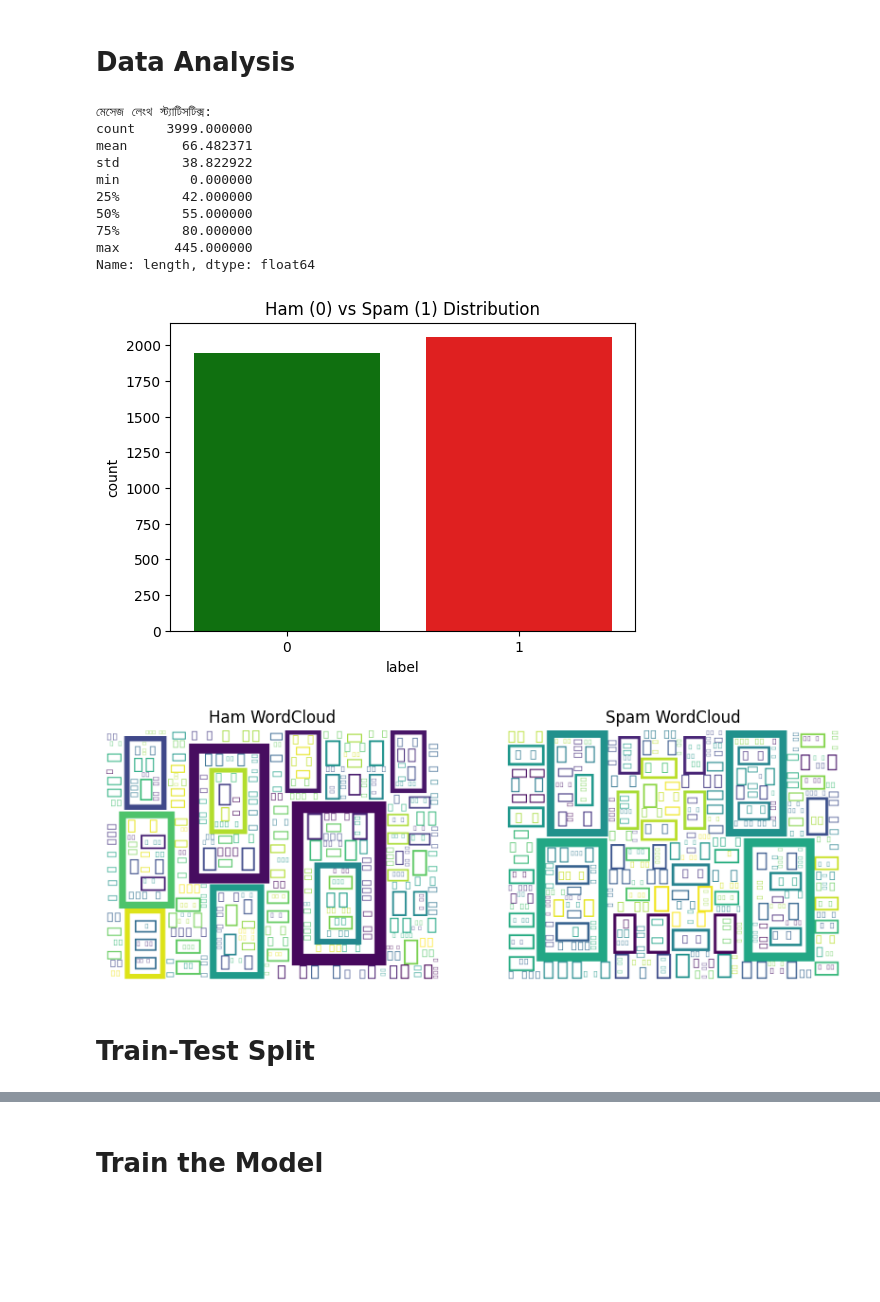
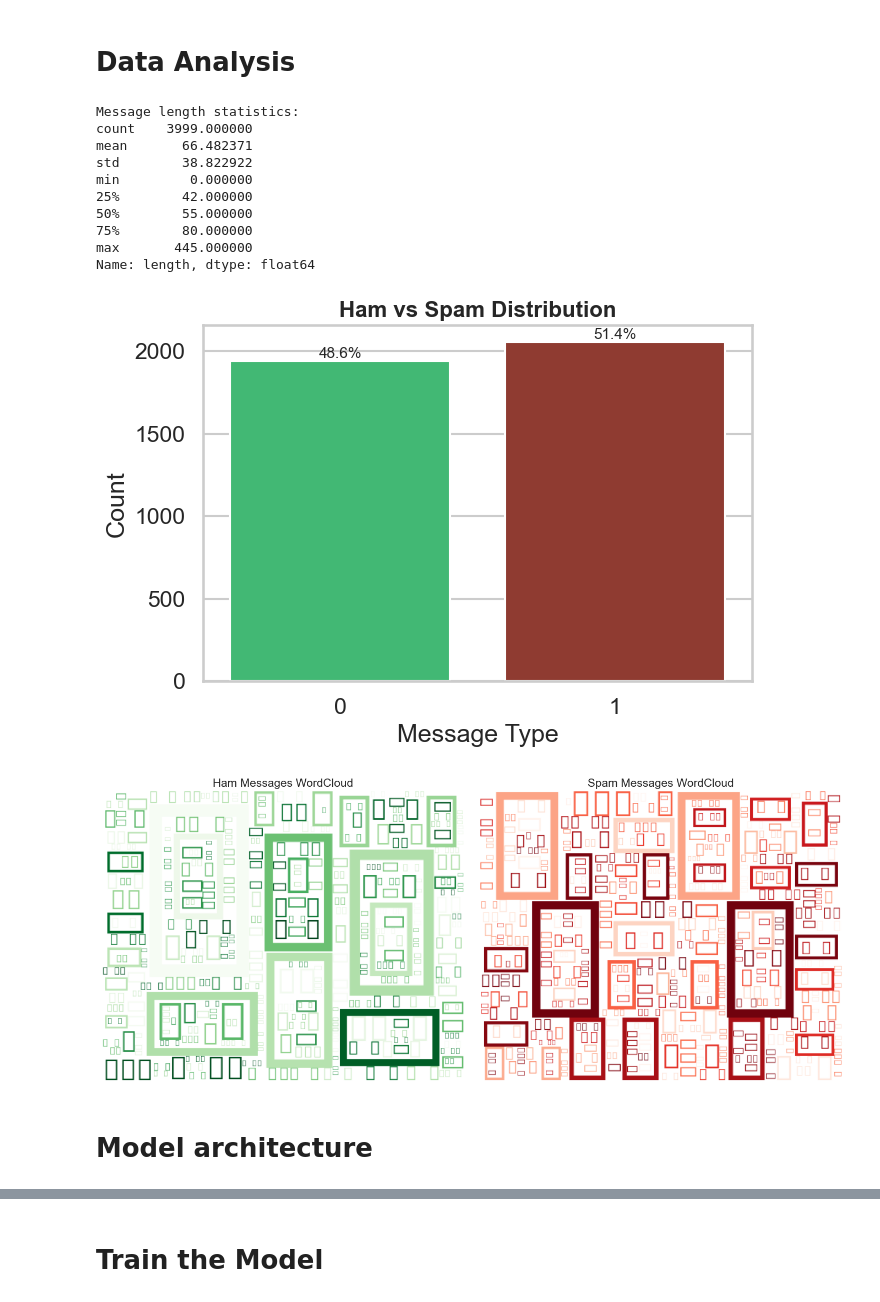
Before and after one commit to ohidulalam66/Bangla-SMS-Spam-and-Ham-Text-Classification-using-NLP, a Jupyter notebook: main.ipynb, the cells around one changed output, grey strips where cells are left out. Drawn from its saved outputs; the diff is of its cells as text; code cells hidden in the pictures; blank space fills up the shorter version.

```diff
--- a/main.ipynb
+++ b/main.ipynb
@@ -58,49 +58,80 @@ Name: count, dtype: int64
 # %% [markdown]
 # Data Analysis
 # %%
+sns.set_style("whitegrid")
+sns.set_context("talk")
 df['length'] = df['clean_sms'].str.len()
 
-print("মেসেজ লেংথ স্ট্যাটিসটিক্স:")
+print("Message length statistics:")
 print(df['length'].describe())
+plt.figure(figsize=(7,5))
 
-# ক্লাস ডিস্ট্রিবিউশন গ্রাফ
-plt.figure(figsize=(6,4))
-sns.countplot(x='label', data=df, palette=['green', 'red'])
-plt.title('Ham (0) vs Spam (1) Distribution')
-plt.savefig('graphs/label_distribution.png')
+ax = sns.countplot(
+    x='label',
+    data=df,
+    palette=['#2ecc71',"#9e2e22"]
+)
+
+plt.title('Ham vs Spam Distribution', fontsize=16, weight='bold')
+plt.xlabel('Message Type')
+plt.ylabel('Count')
+
+# percentage label
+total = len(df)
+for p in ax.patches:
+    percentage = f'{100 * p.get_height()/total:.1f}%'
+    x = p.get_x() + p.get_width()/2
+    y = p.get_height()
+    ax.annotate(percentage, (x,y), ha='center', va='bottom', fontsize=11)
+
+plt.tight_layout()
+#plt.savefig('graphs/label_distribution.png', dpi=300)
 plt.show()
 
-# WordCloud (Ham ও Spam আলাদা)
 ham_text = ' '.join(df[df['label']==0]['clean_sms'])
 spam_text = ' '.join(df[df['label']==1]['clean_sms'])
 
-plt.figure(figsize=(10,5))
-plt.subplot(1,2,1)
-wc = WordCloud(font_path=None, width=400, height=300, background_color='white').generate(ham_text)
-plt.imshow(wc)
-plt.title('Ham WordCloud')
-plt.axis('off')
+fig, ax = plt.subplots(1,2, figsize=(14,6))
 
-plt.subplot(1,2,2)
-wc = WordCloud(font_path=None, width=400, height=300, background_color='white').generate(spam_text)
-plt.imshow(wc)
-plt.title('Spam WordCloud')
-plt.axis('off')
-plt.savefig('graphs/wordcloud.png')
+wc1 = WordCloud(
+    width=500,
+    height=400,
+    background_color='white',
+    colormap='Greens'
+).generate(ham_text)
+
+ax[0].imshow(wc1)
+ax[0].set_title("Ham Messages WordCloud", fontsize=15)
+ax[0].axis('off')
+
+
+wc2 = WordCloud(
+    width=500,
+    height=400,
+    background_color='white',
+    colormap='Reds'
+).generate(spam_text)
+
+ax[1].imshow(wc2)
+ax[1].set_title("Spam Messages WordCloud", fontsize=15)
+ax[1].axis('off')
+
+plt.tight_layout()
+# plt.savefig("graphs/wordcloud.png", dpi=300)
 plt.show()
 # %% [output]
-মেসেজ লেংথ স্ট্যাটিসটিক্স:
+Message length statistics:
 count    3999.000000
 mean       66.482371
 std        38.822922
 min         0.000000
 25%        42.000000
 50%        55.000000
 75%        80.000000
 max       445.000000
 Name: length, dtype: float64
-[figure, old version]
+[figure, new version]
-[figure, old version]
+[figure, new version]
 # %% [markdown]
-# Train‑Test Split
+# Model architecture
 # %%
```
Also changed, not shown: parts of 3 cells of this notebook, 2 other files.
